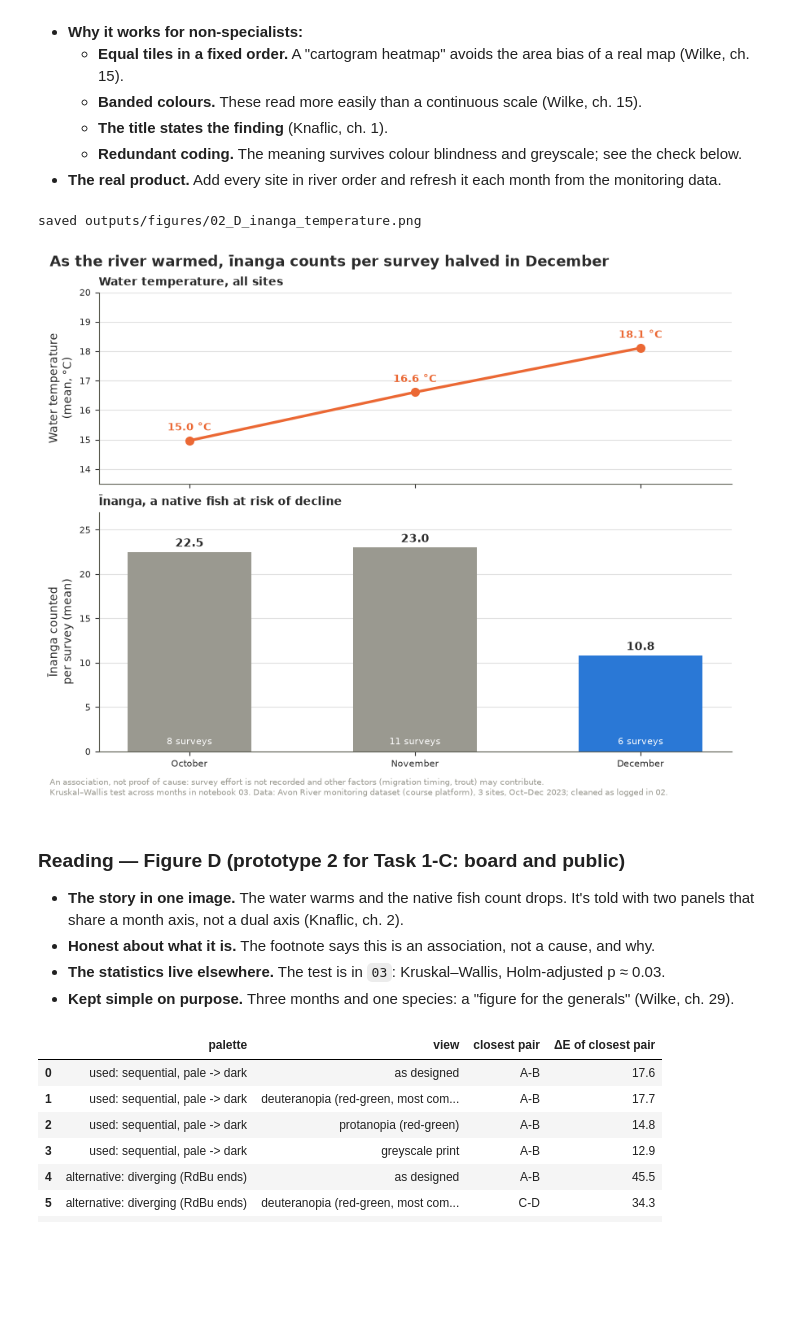
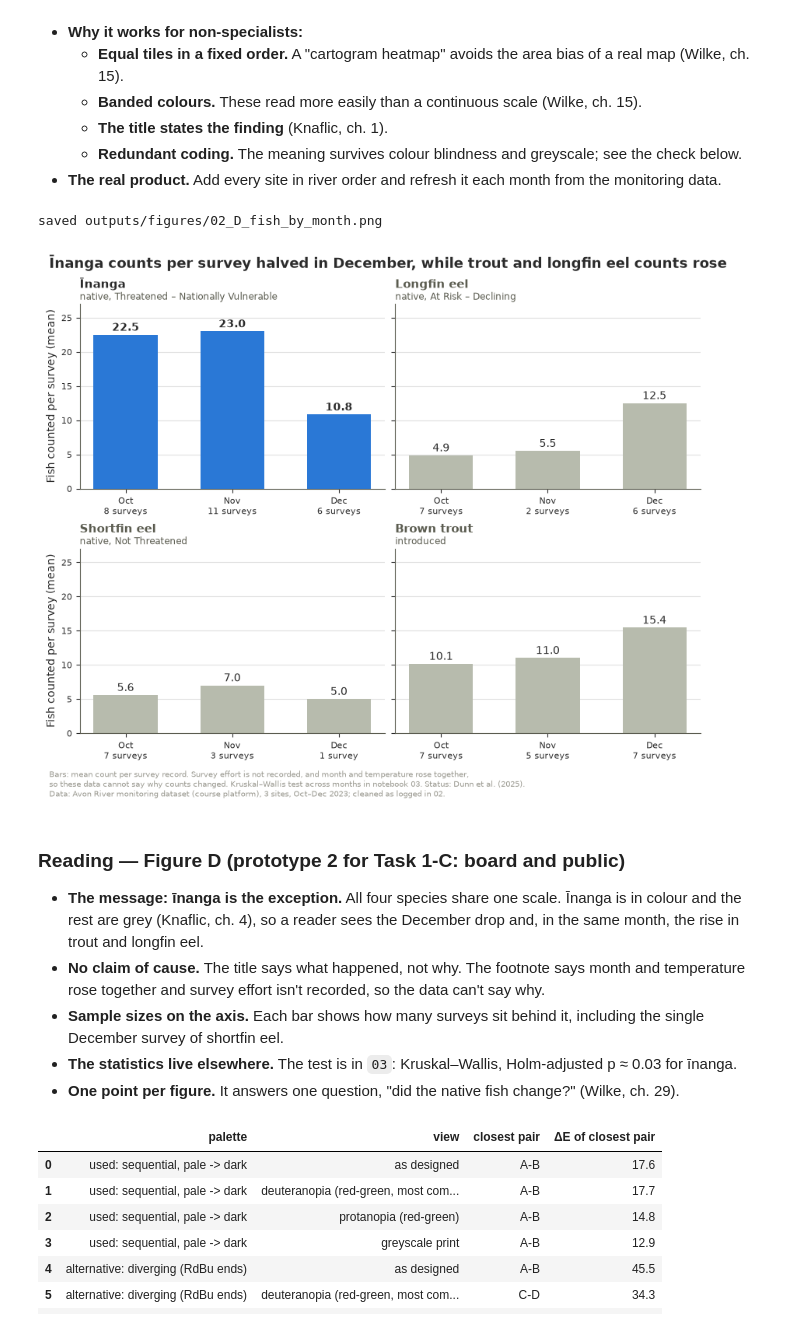
Before and after one commit to eirikrbe/MSE803-DA, a Jupyter notebook: Ass 1 /Ass1-Avon/notebooks/Ass1-Avon_02_eda.ipynb, the cells around one changed output. Drawn from its saved outputs; the diff is of its cells as text; code cells hidden in the pictures; blank space fills up the shorter version.

```diff
--- a/Ass 1 /Ass1-Avon/notebooks/Ass1-Avon_02_eda.ipynb
+++ b/Ass 1 /Ass1-Avon/notebooks/Ass1-Avon_02_eda.ipynb
@@ -213,7 +215,7 @@ def indicative_band(do_mg_l):
     return next(band for floor, band, _ in NPSFM_BANDS if do_mg_l >= floor)
 
 TAXA = pd.DataFrame([
-    ('Inanga',       'Īnanga',        'native',     'At Risk – Declining'),
+    ('Inanga',       'Īnanga',        'native',     'Threatened – Nationally Vulnerable'),
     ('Longfin Eel',  'Longfin eel',   'native',     'At Risk – Declining'),
     ('Shortfin Eel', 'Shortfin eel',  'native',     'Not Threatened'),
     ('Brown Trout',  'Brown trout',   'introduced', 'introduced'),
@@ -598,46 +625,55 @@ site_id   month  n  do_min  temp_med band
   - **Redundant coding.** The meaning survives colour blindness and greyscale; see the check below.
 - **The real product.** Add every site in river order and refresh it each month from the monitoring data.
 # %%
-ina = records[records.species == 'Inanga']
-by_month = (pd.DataFrame({'temp_mean': visits.groupby('month').temperature_c.mean(),
-                          'inanga_mean': ina.groupby('month')['count'].mean(),
-                          'inanga_n': ina.groupby('month').size()})
-              .reset_index())
-labels = [m.strftime('%B') for m in by_month.month]
-xpos = np.arange(len(by_month))
+# Figure D: all four species on one scale, so the reader sees that īnanga is the exception.
+per_survey = records.groupby(['species', 'month'])['count'].agg(['mean', 'size'])
+month_list = sorted(records.month.unique())
+means = per_survey['mean'].unstack()
+# The title states the finding, so check it still holds for these data.
+assert means.loc['Inanga', month_list[-1]] < 0.5 * means.loc['Inanga', month_list[:-1]].mean()
+assert (means.loc[['Brown Trout', 'Longfin Eel'], month_list[-1]]
+        > means.loc[['Brown Trout', 'Longfin Eel'], month_list[:-1]].max(axis=1)).all()
 
-fig, (ax1, ax2) = plt.subplots(2, 1, figsize=(8.5, 6.4), sharex=True, layout='constrained',
-                               gridspec_kw={'height_ratios': [1, 1.25]})
-ax1.plot(xpos, by_month.temp_mean, color=PALETTE['alert'], lw=2.4, marker='o', ms=7)
-for x, t in zip(xpos, by_month.temp_mean):
-    ax1.annotate(f'{t:.1f} °C', (x, t), xytext=(0, 9), textcoords='offset points', ha='center', fontsize=9,
-                 color=PALETTE['alert'], fontweight='bold')
-ax1.set_ylabel('Water temperature\n(mean, °C)'); ax1.set_ylim(13.5, 20)
-ax1.set_title('Water temperature, all sites', loc='left', fontsize=10, fontweight='bold')
-colours = [PALETTE['baseline']] * (len(xpos) - 1) + [PALETTE['accent']]
-ax2.bar(xpos, by_month.inanga_mean, color=colours, width=0.55)
-for x, m, n in zip(xpos, by_month.inanga_mean, by_month.inanga_n):
-    ax2.text(x, m + 0.6, f'{m:.1f}', ha='center', fontsize=10, fontweight='bold')
-    ax2.text(x, 0.8, f'{n} surveys', ha='center', fontsize=8, color='white')
-ax2.set_ylabel('Īnanga counted\nper survey (mean)'); ax2.set_ylim(0, 27)
-ax2.set_title('Īnanga, a native fish at risk of decline', loc='left', fontsize=10, fontweight='bold')
-ax2.set_xticks(xpos, labels); ax2.grid(axis='x', visible=False); ax1.grid(axis='x', visible=False)
-footnote(fig, 'An association, not proof of cause: survey effort is not recorded and other factors (migration timing, trout) may '
-              'contribute.\nKruskal–Wallis test across months in notebook 03. ' + SOURCE)
-fig.suptitle('As the river warmed, īnanga counts per survey halved in December', x=0.01, ha='left', fontsize=13)
-fig_d = save_fig(fig, '02_D_inanga_temperature')
+xpos = np.arange(len(month_list))
+fig, axes = plt.subplots(2, 2, figsize=(8.5, 6.6), sharey=True, layout='constrained')
+for ax, t in zip(axes.flat, TAXA.itertuples()):                      # TAXA order: īnanga first
+    d = per_survey.loc[t.species].reindex(month_list)
+    hi = t.species == 'Inanga'
+    ax.bar(xpos, d['mean'], color=PALETTE['accent'] if hi else PALETTE['context'], width=0.6)
+    for x, m in zip(xpos, d['mean']):
+        ax.text(x, m + 0.6, f'{m:.1f}', ha='center', fontsize=10, fontweight='bold' if hi else 'normal')
+    ax.set_xticks(xpos, [f"{mo.strftime('%b')}\n{n} survey{'s' if n != 1 else ''}"
+                         for mo, n in zip(month_list, d['size'])])
+    status = f'native, {t.nz_status}' if t.origin == 'native' else 'introduced'
+    ax.set_title(t.display, loc='left', fontsize=11, fontweight='bold', pad=15,
+                 color=PALETTE['text'] if hi else PALETTE['rule'])
+    ax.annotate(status, (0, 1), xycoords='axes fraction', xytext=(0, 4), textcoords='offset points',
+                fontsize=8.5, color=PALETTE['rule'])
+    ax.set_ylim(0, 27); ax.grid(axis='x', visible=False)
+for ax in axes[:, 0]:
+    ax.set_ylabel('Fish counted per survey (mean)')
+footnote(fig, 'Bars: mean count per survey record. Survey effort is not recorded, and month and temperature rose together,\n'
+              'so these data cannot say why counts changed. Kruskal–Wallis test across months in notebook 03. '
+              'Status: Dunn et al. (2025).\n' + SOURCE)
+fig.suptitle('Īnanga counts per survey halved in December, while trout and longfin eel counts rose',
+             x=0.01, ha='left', fontsize=13)
+fig_d = save_fig(fig, '02_D_fish_by_month')
 plt.show()
 # %% [output]
-saved outputs/figures/02_D_inanga_temperature.png
+saved outputs/figures/02_D_fish_by_month.png
-[figure, old version]
+[figure, new version]
 # %% [markdown]
 ### Reading — Figure D (prototype 2 for Task 1-C: board and public)
 
-- **The story in one image.** The water warms and the native fish count drops. It's told with two panels
-  that share a month axis, not a dual axis (Knaflic, ch. 2).
-- **Honest about what it is.** The footnote says this is an association, not a cause, and why.
-- **The statistics live elsewhere.** The test is in `03`: Kruskal–Wallis, Holm-adjusted p ≈ 0.03.
-- **Kept simple on purpose.** Three months and one species: a "figure for the generals" (Wilke, ch. 29).
+- **The message: īnanga is the exception.** All four species share one scale. Īnanga is in colour and the
+  rest are grey (Knaflic, ch. 4), so a reader sees the December drop and, in the same month, the rise in
+  trout and longfin eel.
+- **No claim of cause.** The title says what happened, not why. The footnote says month and temperature
+  rose together and survey effort isn't recorded, so the data can't say why.
+- **Sample sizes on the axis.** Each bar shows how many surveys sit behind it, including the single
+  December survey of shortfin eel.
+- **The statistics live elsewhere.** The test is in `03`: Kruskal–Wallis, Holm-adjusted p ≈ 0.03 for īnanga.
+- **One point per figure.** It answers one question, "did the native fish change?" (Wilke, ch. 29).
 # %%
 import itertools
 from matplotlib import image as mpimg
```
Also changed, not shown: parts of 8 cells of this notebook, 6 other files.
